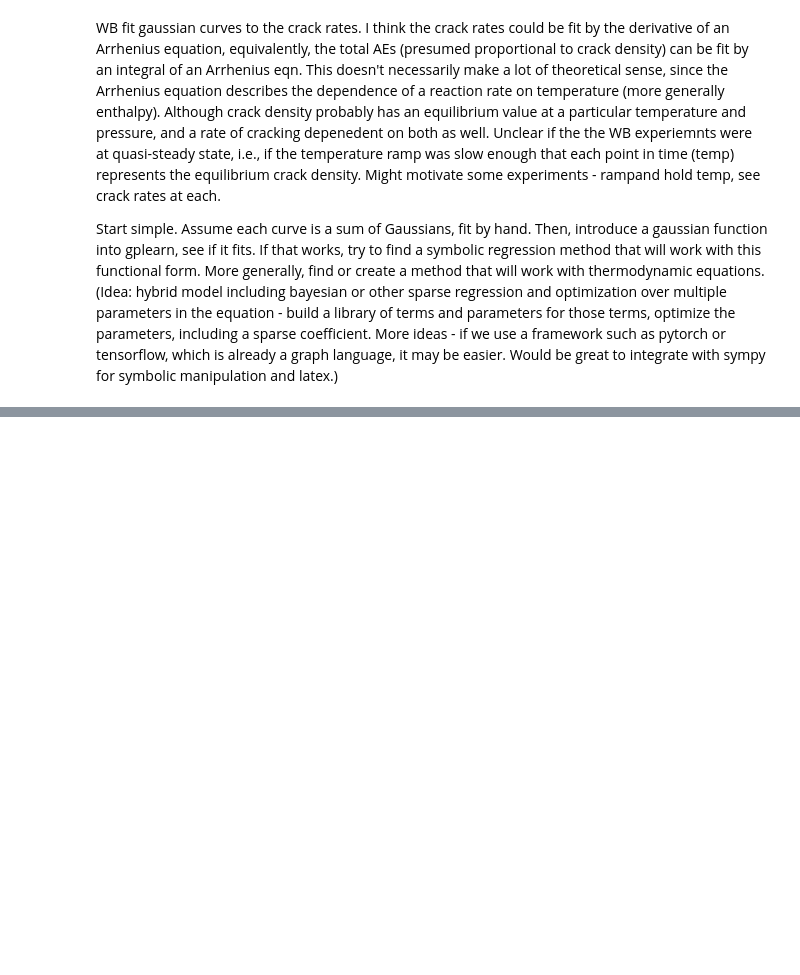
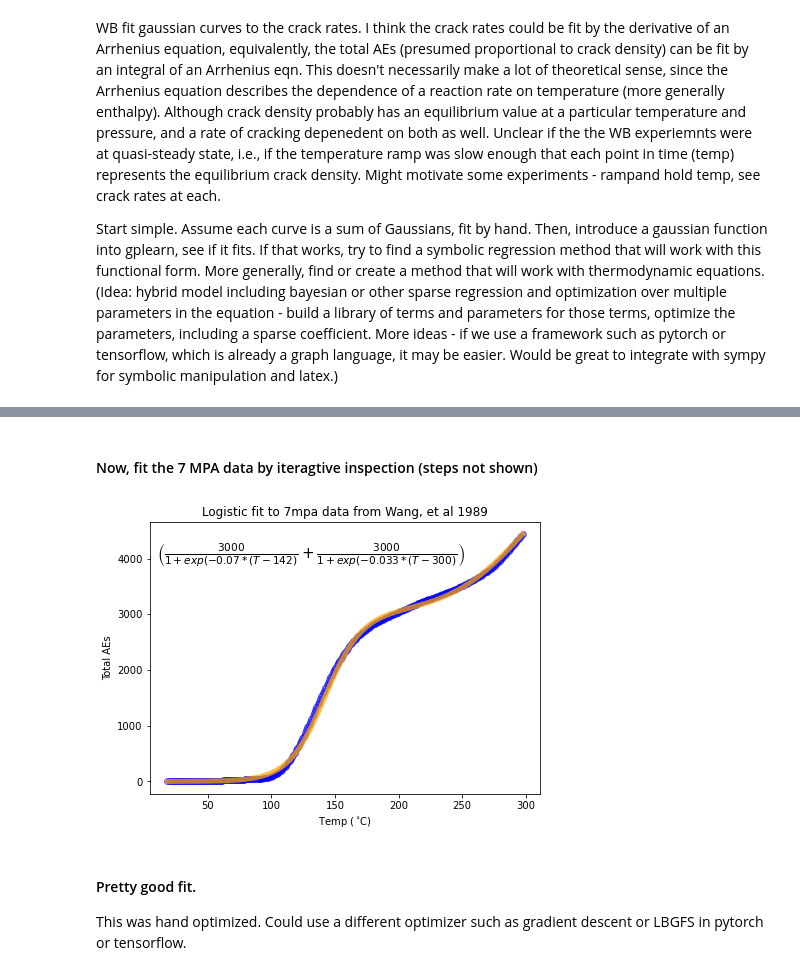
Before and after one commit to ngroebner/physics-ml, a Jupyter notebook: Symbolic regression/thermodynamics/WangBonner_data_modelling.ipynb, the cells around one changed output, grey strips where cells are left out. Saved outputs shown, nothing was run; the diff lists cells and outputs as text; code cells hidden in the pictures; blank space fills up the shorter version.

```diff
--- a/Symbolic regression/thermodynamics/WangBonner_data_modelling.ipynb
+++ b/Symbolic regression/thermodynamics/WangBonner_data_modelling.ipynb
@@ -480,0 +494,25 @@ class Logistic:
+# %% [markdown]
+#### Now, fit the 7 MPA data by iteragtive inspection (steps not shown)
+# %%
+#define the2 logistic functions
+logistic1 = Logistic(3000,0.07, 142 )
+logistic2 = Logistic(3000,.033, 300)
+
+# define their sum
+fit = lambda x: logistic1(x) + logistic2(x)
+
+#fit and plot data
+plt.figure(figsize=(7,5))
+plt.plot(ae7mpa['temp'], ae7mpa['ae_tot'], 'bo',  alpha=0.5,label='Data')
+plt.plot(ae7mpa['temp'], fit(ae7mpa['temp']), 'orange', lw=5, alpha=0.75, label='Logistic model')
+plt.xlabel('Temp ($\,^{\circ}$C)')
+plt.ylabel('Total AEs')
+plt.title('Logistic fit to 7mpa data from Wang, et al 1989')
+plt.text(10,4000, r'$\left(\frac{3000}{1+exp(-0.07*(T-142)} + \frac{3000}{1+exp(-0.033*(T-300)}\right)$', fontsize=15)
+plt.show()
+# %% [output]
+[figure, added]
+# %% [markdown]
+#### Pretty good fit.
+
+This was hand optimized.  Could use a different optimizer such as gradient descent or LBGFS in pytorch or tensorflow.
```
Also changed, not shown: parts of 7 cells of this notebook.
